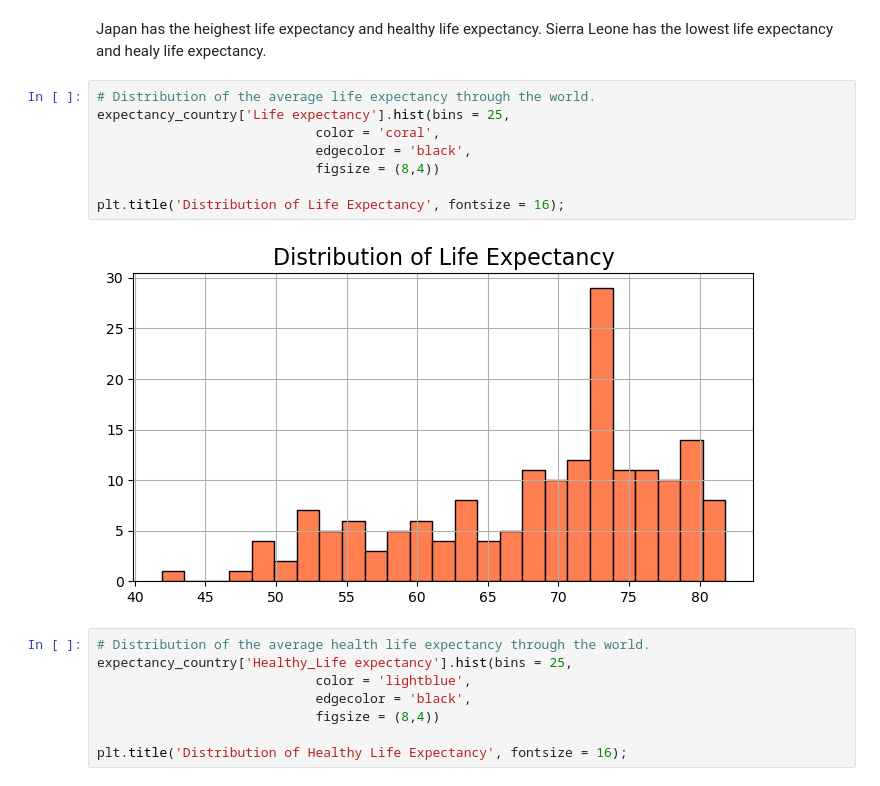
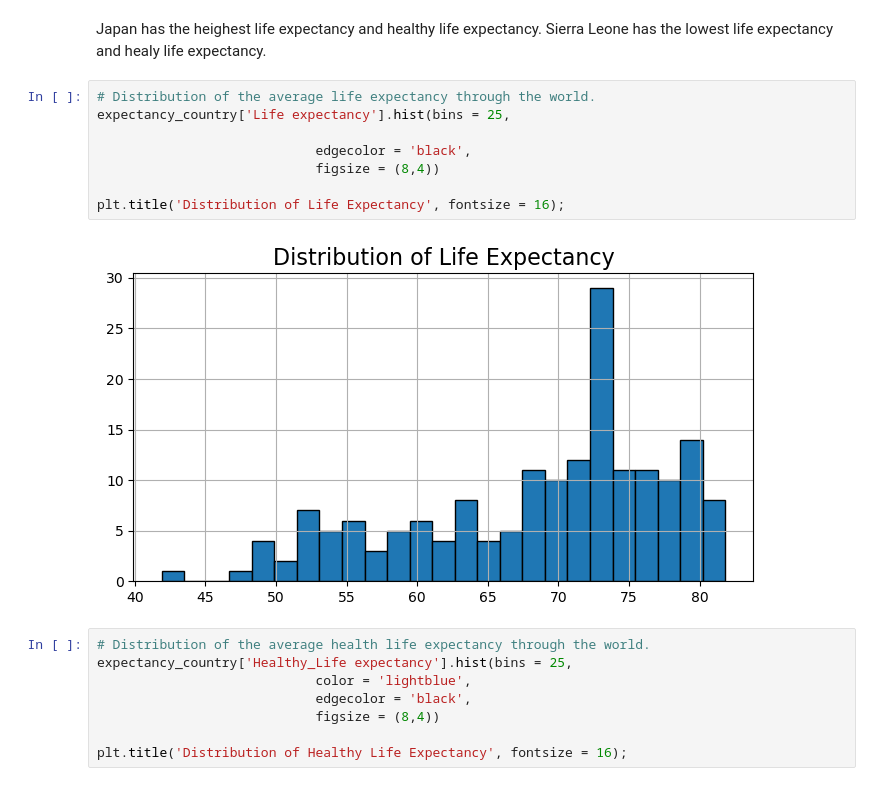
Before and after one commit to Fozeyasaid/Capston, a Jupyter notebook: Capstone .ipynb, the cells around one changed output. Cells and saved outputs as stored; diff of their text form.

```diff
--- a/Capstone .ipynb
+++ b/Capstone .ipynb
@@ -365,13 +366,13 @@ Sierra Leone has the lowest life expectancy and healy life expectancy.
 # %%
 # Distribution of the average life expectancy through the world.
 expectancy_country['Life expectancy'].hist(bins = 25,
-                            color = 'coral',
+
                             edgecolor = 'black',
                             figsize = (8,4))
 
 plt.title('Distribution of Life Expectancy', fontsize = 16);
 # %% [output]
-[figure, old version]
+[figure, new version]
 # %%
 # Distribution of the average health life expectancy through the world.
 expectancy_country['Healthy_Life expectancy'].hist(bins = 25,
```
Also changed, not shown: parts of 15 cells of this notebook, 1 other file.
